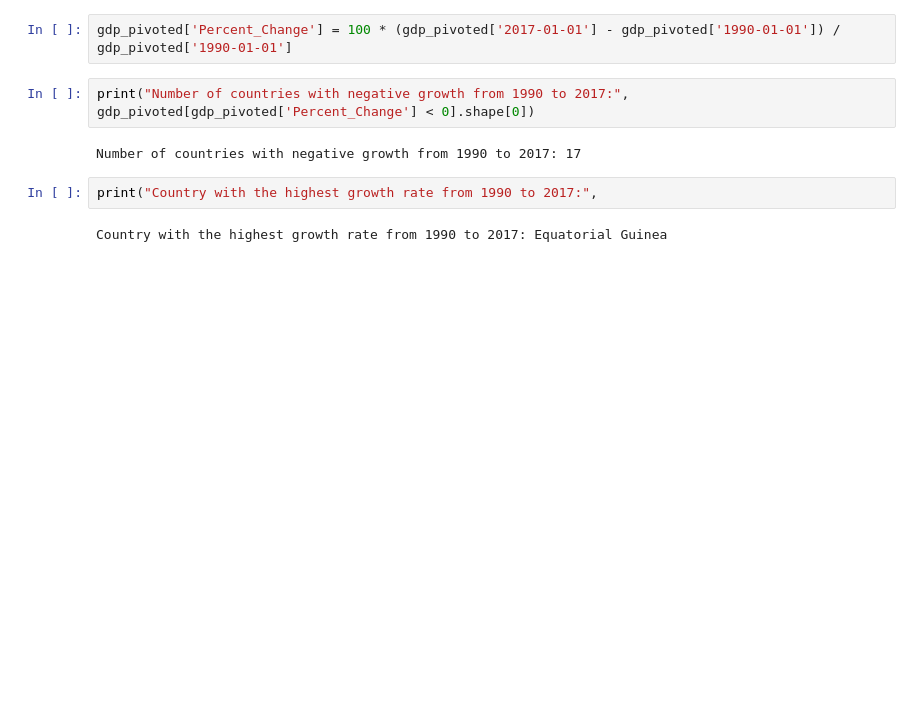
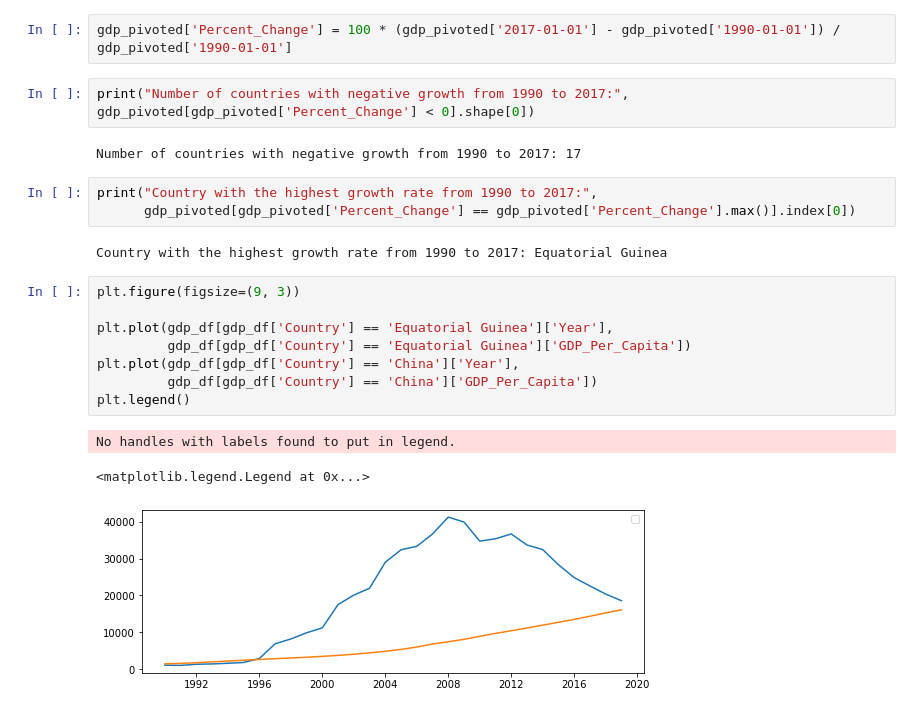
Before and after one commit to nss-data-science-cohort-5/un_exploration-ripplesphere, a Jupyter notebook: notebooks/UN_Data_Exploration.ipynb, the cells around one changed output. Saved outputs shown, nothing was run; the diff lists cells and outputs as text; blank space fills up the shorter version.

```diff
--- a/notebooks/UN_Data_Exploration.ipynb
+++ b/notebooks/UN_Data_Exploration.ipynb
@@ -180,7 +196,20 @@ gdp_pivoted['Percent_Change'] = 100 * (gdp_pivoted['2017-01-01'] - gdp_pivoted['
 print("Number of countries with negative growth from 1990 to 2017:", gdp_pivoted[gdp_pivoted['Percent_Change'] < 0].shape[0])
 # %% [output]
 Number of countries with negative growth from 1990 to 2017: 17
+# %%
+print("Country with the highest growth rate from 1990 to 2017:",
+      gdp_pivoted[gdp_pivoted['Percent_Change'] == gdp_pivoted['Percent_Change'].max()].index[0])
+# %% [output]
+Country with the highest growth rate from 1990 to 2017: Equatorial Guinea
 # %%
-print("Country with the highest growth rate from 1990 to 2017:",
+plt.figure(figsize=(9, 3))
+
+plt.plot(gdp_df[gdp_df['Country'] == 'Equatorial Guinea']['Year'],
+         gdp_df[gdp_df['Country'] == 'Equatorial Guinea']['GDP_Per_Capita'])
+plt.plot(gdp_df[gdp_df['Country'] == 'China']['Year'],
+         gdp_df[gdp_df['Country'] == 'China']['GDP_Per_Capita'])
+plt.legend()
 # %% [output]
-Country with the highest growth rate from 1990 to 2017: Equatorial Guinea
+No handles with labels found to put in legend.
+<matplotlib.legend.Legend at 0x...>
+[figure, added]
```
Also changed, not shown: parts of 3 cells of this notebook.
